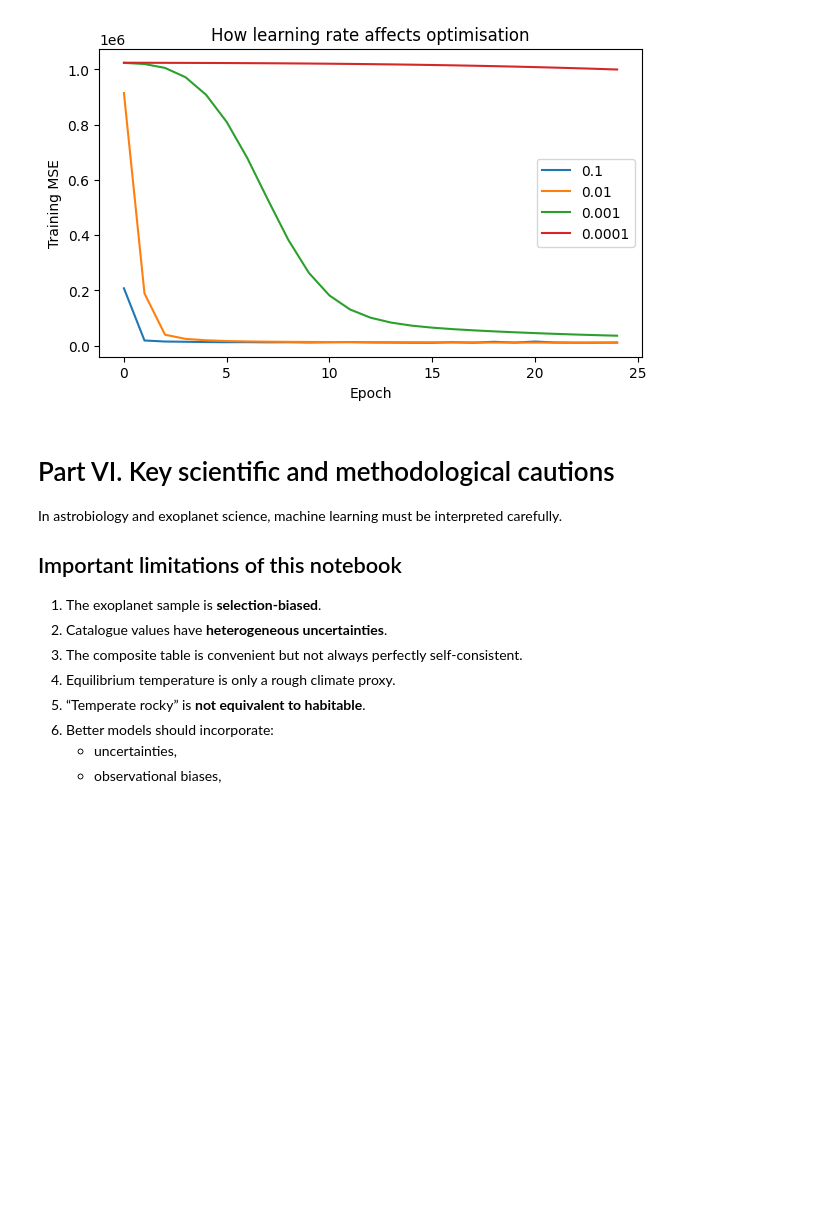
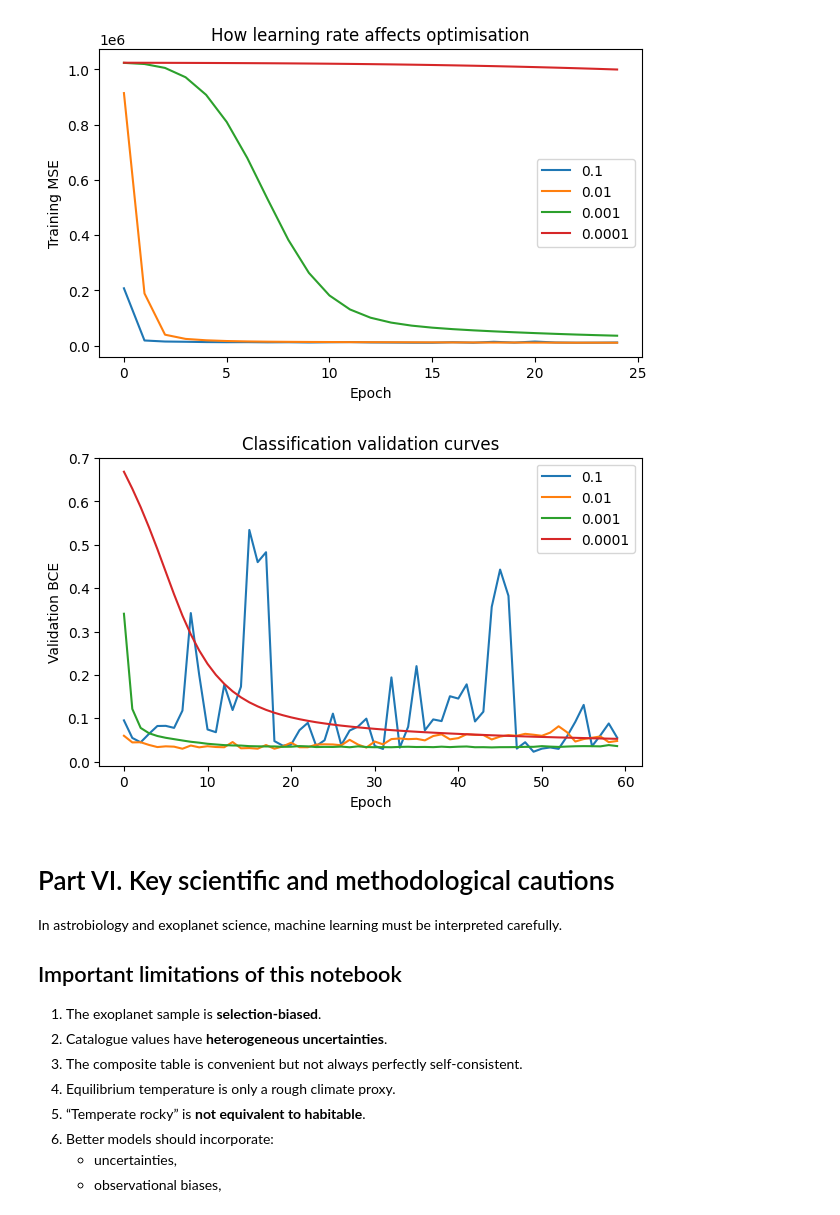
Before and after one commit to rosenberg9/computational_astrobiology_belgrade, a Jupyter notebook: Tutorials/Computational Astrobiology Exoplanet NN Gradient Descent.ipynb, the cells around one changed output. Cells and saved outputs as stored; diff of their text form; code cells hidden in the pictures; blank space fills up the shorter version.

```diff
--- a/Tutorials/Computational Astrobiology Exoplanet NN Gradient Descent.ipynb
+++ b/Tutorials/Computational Astrobiology Exoplanet NN Gradient Descent.ipynb
@@ -1248,6 +1248,23 @@ ax.legend()
 plt.show()
 # %% [output]
 [figure]
+# %%
+cls_runs = {}
+activation = "relu"
+for lr in [0.1, 0.01, 0.001, 0.0001]:
+    model, tr_hist, va_hist = train_classifier(activation=activation, lr=lr, epochs=60, hidden_dim=32)
+    cls_runs[lr] = (model, tr_hist, va_hist)
+
+fig, ax = plt.subplots(figsize=(7, 4))
+for lr, (_, _, va_hist) in cls_runs.items():
+    ax.plot(va_hist, label=lr)
+ax.set_xlabel("Epoch")
+ax.set_ylabel("Validation BCE")
+ax.set_title("Classification validation curves")
+ax.legend()
+plt.show()
+# %% [output]
+[figure, added]
 # %% [markdown]
 # Part VI. Key scientific and methodological cautions
 
```
